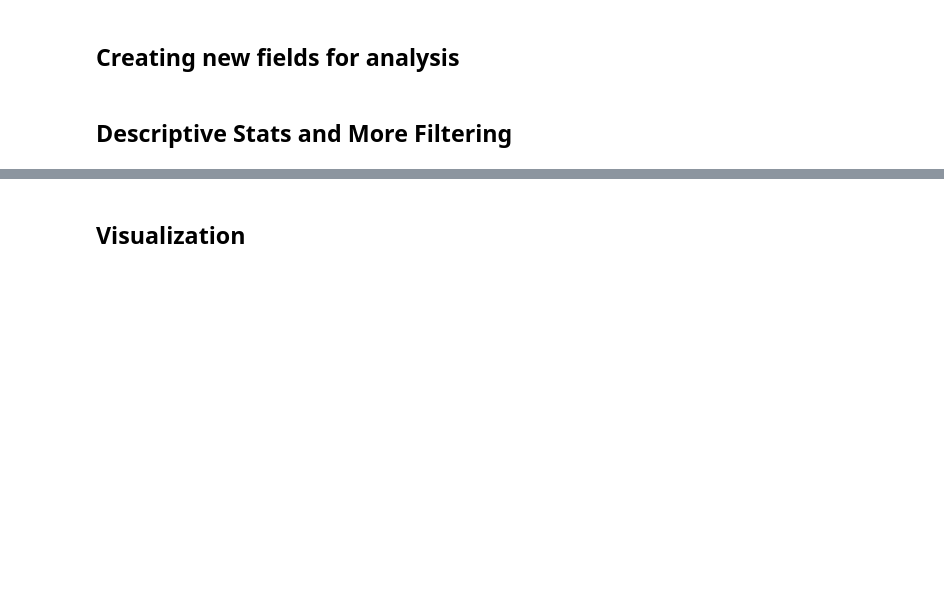
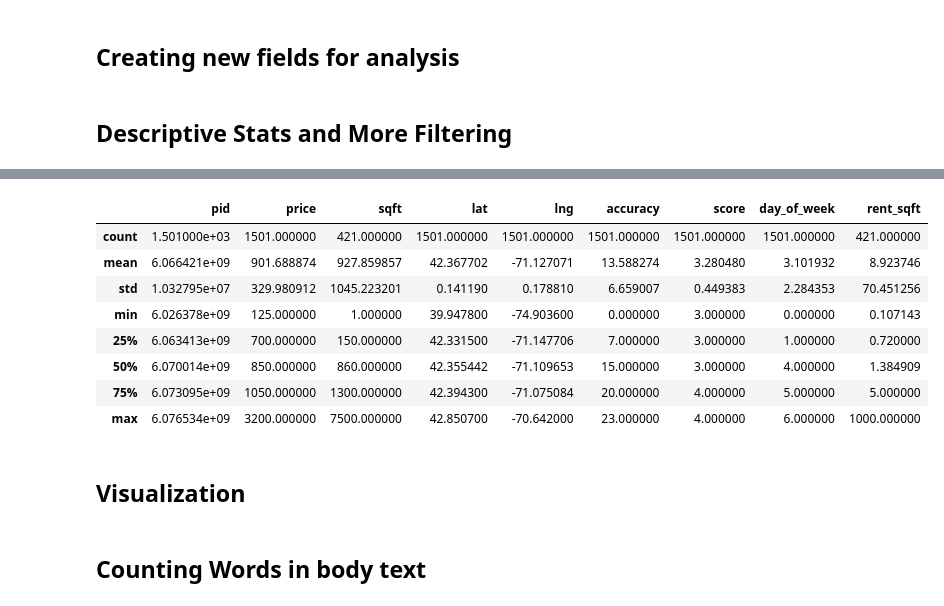
Before and after one commit to adeboer12/scraper2, a Jupyter notebook: shared_room_scraper/Shared Cleaning Script.ipynb, the cells around one changed output, grey strips where cells are left out. Cells and saved outputs as stored; diff of their text form; code cells hidden in the pictures; blank space fills up the shorter version.

```diff
--- a/shared_room_scraper/Shared Cleaning Script.ipynb
+++ b/shared_room_scraper/Shared Cleaning Script.ipynb
@@ -78,9 +109,9 @@ cleandf_unique.describe()
 # %%
 unique_wprice = cleandf_unique[cleandf_unique['price'] > 0]
 # %%
-# in this cell, define the values by which we will filter the 3 columns
-upper_percentile = 0.995
-lower_percentile = 0.005
+# in this cell, define the values by which we will filter the 3 columns. This will vary depending on the sample we're looking at.
+upper_percentile = 0.997
+lower_percentile = 0.01
 
 # how many rows would be within the upper and lower percentiles?
 upper = int(len(unique_wprice) * upper_percentile)
@@ -112,2 +149,6 @@ filtered_listings = pd.DataFrame(unique_wprice[rent_mask])
+# %%
+lat_mask = (filtered_listings['lat'] > 0)
+# %%
+filtered_listings = pd.DataFrame(filtered_listings[lat_mask])
 # %%
 filtered_listings.describe()
@@ -118,3 +191,15 @@ grouped = cleandf_unique.groupby('region')
+# %%
+filtered_listings[filtered_listings['region']=='boston'].describe()
+# %% [output]
+|  | pid | price | sqft | lat | lng | accuracy | score | day_of_week | rent_sqft |
+| count | 1.501000e+03 | 1501.000000 | 421.000000 | 1501.000000 | 1501.000000 | 1501.000000 | 1501.000000 | 1501.000000 | 421.000000 |
+| mean | 6.066421e+09 | 901.688874 | 927.859857 | 42.367702 | -71.127071 | 13.588274 | 3.280480 | 3.101932 | 8.923746 |
+| std | 1.032795e+07 | 329.980912 | 1045.223201 | 0.141190 | 0.178810 | 6.659007 | 0.449383 | 2.284353 | 70.451256 |
+| min | 6.026378e+09 | 125.000000 | 1.000000 | 39.947800 | -74.903600 | 0.000000 | 3.000000 | 0.000000 | 0.107143 |
+| 25% | 6.063413e+09 | 700.000000 | 150.000000 | 42.331500 | -71.147706 | 7.000000 | 3.000000 | 1.000000 | 0.720000 |
+| 50% | 6.070014e+09 | 850.000000 | 860.000000 | 42.355442 | -71.109653 | 15.000000 | 3.000000 | 4.000000 | 1.384909 |
+| 75% | 6.073095e+09 | 1050.000000 | 1300.000000 | 42.394300 | -71.075084 | 20.000000 | 4.000000 | 5.000000 | 5.000000 |
+| max | 6.076534e+09 | 3200.000000 | 7500.000000 | 42.850700 | -70.642000 | 23.000000 | 4.000000 | 6.000000 | 1000.000000 |
 # %% [markdown]
 ## Visualization
 # %%
@@ -128,3 +213,5 @@ plt.xlabel('Price')
 plt.ylabel('Number of Listings')
 ax = plt.hist(x, bins=50, alpha=.4, color='cyan')
 plt.show()
+# %% [markdown]
+## Counting Words in body text
```
Also changed, not shown: parts of 18 cells of this notebook.
